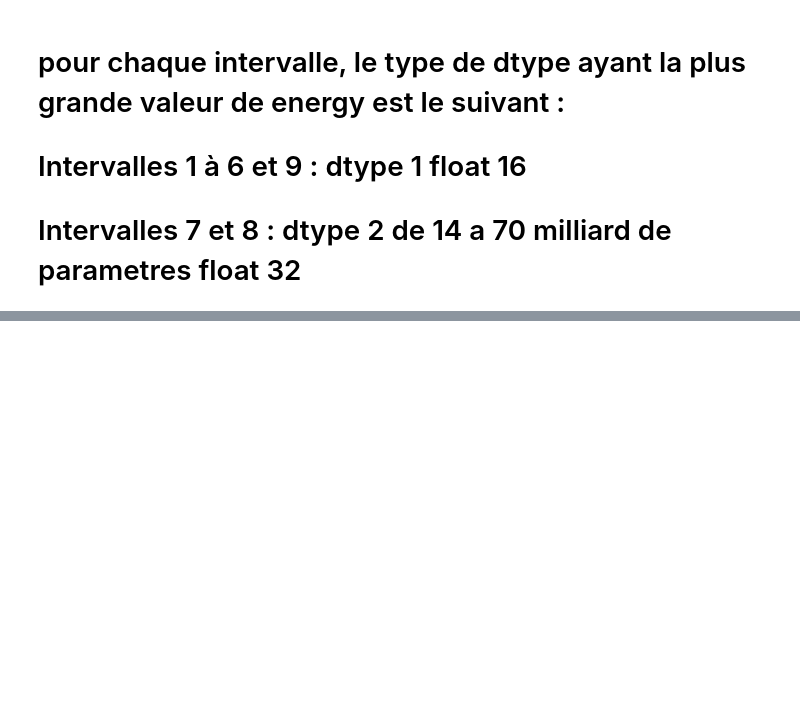
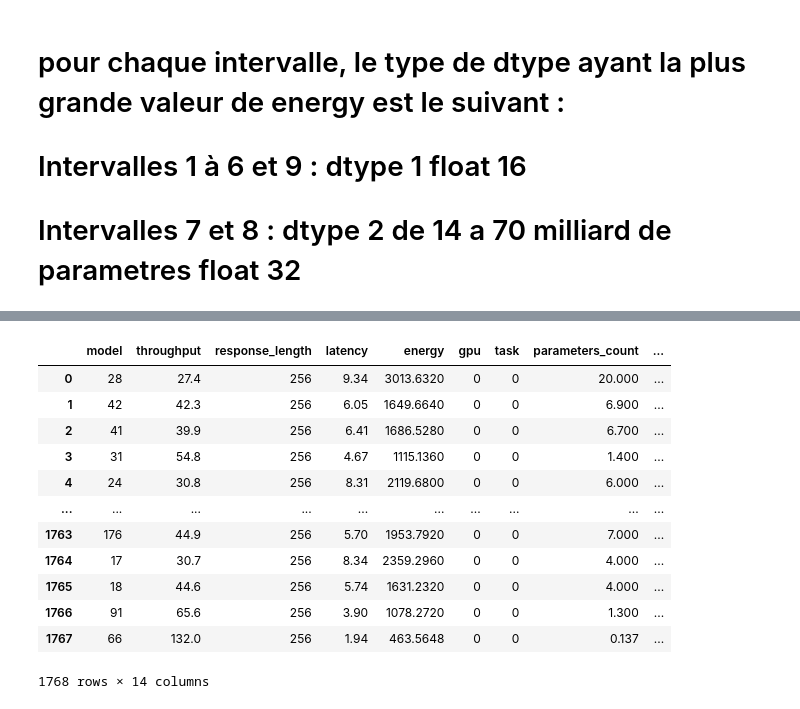
Before and after one commit to dataforgoodfr/12_genai_impact_methodo, a Jupyter notebook: lab/analyse_llm_perf_ajout-nombre-parametres.ipynb, the cells around one changed output, grey strips where cells are left out. Saved outputs shown, nothing was run; the diff lists cells and outputs as text; code cells hidden in the pictures; blank space fills up the shorter version.

```diff
--- a/lab/analyse_llm_perf_ajout-nombre-parametres.ipynb
+++ b/lab/analyse_llm_perf_ajout-nombre-parametres.ipynb
@@ -802,0 +807,25 @@ for interval in intervals:
+# %%
+import pandas as pd
+
+
+def filter_data(df):
+    df_filtered = df[df['gpu'] == 0]
+
+    return df_filtered
+
+df_filtered = filter_data(df_encoded)
+display(df_filtered)
+# %% [output]
+|  | model | throughput | response_length | latency | energy | gpu | task | parameters_count | ... |
+| 0 | 28 | 27.4 | 256 | 9.34 | 3013.6320 | 0 | 0 | 20.000 | ... |
+| 1 | 42 | 42.3 | 256 | 6.05 | 1649.6640 | 0 | 0 | 6.900 | ... |
+| 2 | 41 | 39.9 | 256 | 6.41 | 1686.5280 | 0 | 0 | 6.700 | ... |
+| 3 | 31 | 54.8 | 256 | 4.67 | 1115.1360 | 0 | 0 | 1.400 | ... |
+| 4 | 24 | 30.8 | 256 | 8.31 | 2119.6800 | 0 | 0 | 6.000 | ... |
+| ... | ... | ... | ... | ... | ... | ... | ... | ... | ... |
+| 1763 | 176 | 44.9 | 256 | 5.70 | 1953.7920 | 0 | 0 | 7.000 | ... |
+| 1764 | 17 | 30.7 | 256 | 8.34 | 2359.2960 | 0 | 0 | 4.000 | ... |
+| 1765 | 18 | 44.6 | 256 | 5.74 | 1631.2320 | 0 | 0 | 4.000 | ... |
+| 1766 | 91 | 65.6 | 256 | 3.90 | 1078.2720 | 0 | 0 | 1.300 | ... |
+| 1767 | 66 | 132.0 | 256 | 1.94 | 463.5648 | 0 | 0 | 0.137 | ... |
+1768 rows × 14 columns
```
Also changed, not shown: parts of 21 cells of this notebook, 1 other file.
